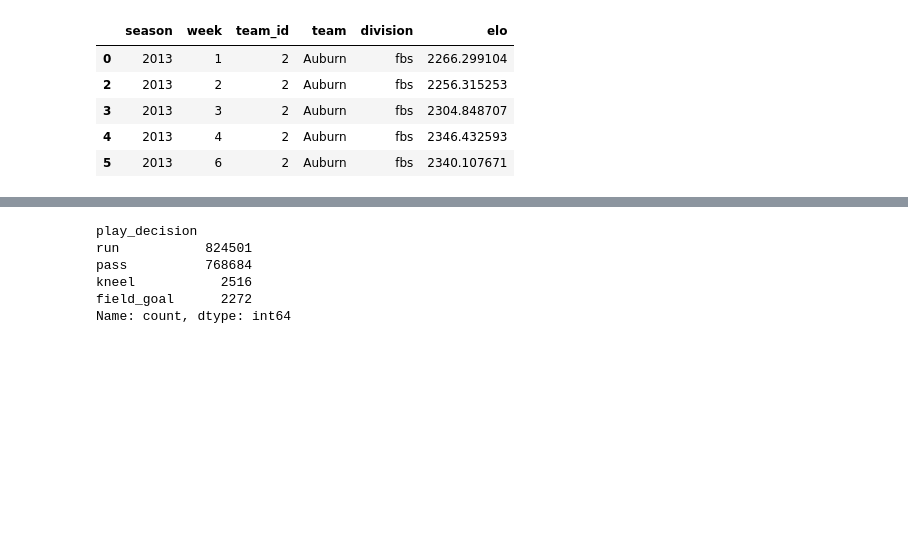
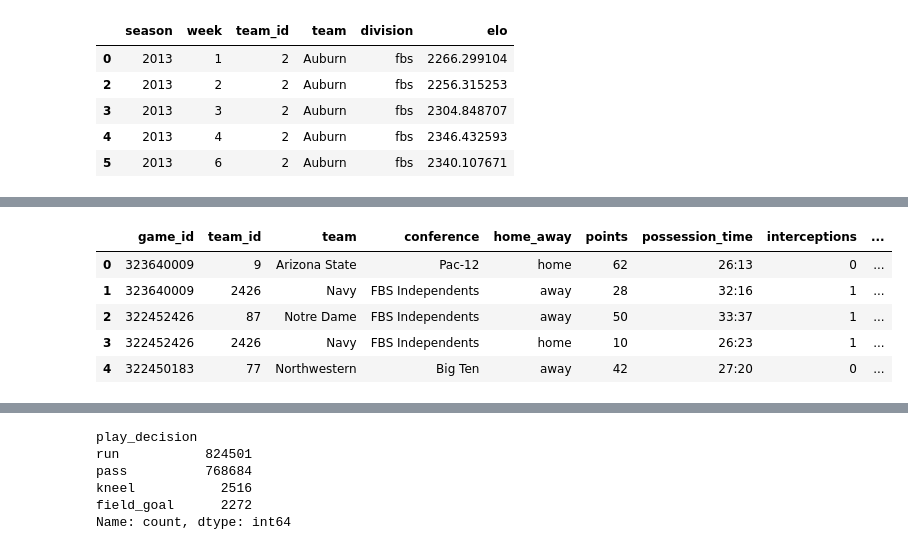
Before and after one commit to lneuendorf/cfb-win-probability, a Jupyter notebook: notebooks/first_3_downs_decision.ipynb, the cells around one changed output, grey strips where cells are left out. Saved outputs shown, nothing was run; the diff lists cells and outputs as text; code cells hidden in the pictures; blank space fills up the shorter version.

```diff
--- a/notebooks/first_3_downs_decision.ipynb
+++ b/notebooks/first_3_downs_decision.ipynb
@@ -182,3 +183,82 @@ elo.head()
 | 3 | 2013 | 3 | 2 | Auburn | fbs | 2304.848707 |
 | 4 | 2013 | 4 | 2 | Auburn | fbs | 2346.432593 |
 | 5 | 2013 | 6 | 2 | Auburn | fbs | 2340.107671 |
+# %%
+game_team_stats_dir = join(DATA_DIR, 'game_team_stats')
+if not os.path.exists(game_team_stats_dir):
+    os.makedirs(game_team_stats_dir)
+
+def flatten_team_data(row):
+    game_id = row['id']
+    teams_data = row['teams']
+
+    # Parse the JSON string if it's not already parsed
+    if isinstance(teams_data, str):
+        teams_data = json.loads(teams_data)
+
+    rows = []
+    for team in teams_data:
+        # Create base dictionary with non-stats fields
+        team_row = {
+            'game_id': game_id,
+            'teamId': team['teamId'],
+            'team': team['team'],
+            'conference': team['conference'],
+            'homeAway': team['homeAway'],
+            'points': team['points']
+        }
+
+        # Add stats fields
+        for stat in team['stats']:
+            # Convert stat names to valid column names if needed
+            col_name = stat['category']
+            team_row[col_name] = stat['stat']
+
+        rows.append(team_row)
+
+    return rows
+
+all_dfs = []
+for year in range(2012, 2025): # Include year prior to 2013 for rolling stats
+    file_path = join(DATA_DIR, 'game_team_stats', f'{year}.parquet')
+    if os.path.exists(file_path):
+        print(f'Reading {file_path} from cached data')
+        tmp = pd.read_parquet(file_path)
+        all_dfs.append(tmp)
+    else:
+        weeks = games.query('season == @year').week.unique().tolist()
+        if not weeks:
+            weeks = range(1, 16)
+
+        season_dfs = []
+        for week in weeks:
+            print(f'Fetching {year} team stats data for week {week} from CFBD API')
+            with cfbd.ApiClient(configuration) as api_client:
+                api_instance = cfbd.GamesApi(api_client)
+                data = api_instance.get_game_team_stats(year=year, week=week)
+            tmp = pd.DataFrame([val.to_dict() for val in data])
+            if tmp.empty:
+                games_count = games.query('season == @year and week == @week and home_division == "fbs"').shape[0] + \
+                    games.query('season == @year and week == @week and away_division == "fbs"').shape[0]
+                print(f'No team stats data for {year} week {week}, number of FBS teams: {games_count}')
+                continue
+
+            flattened_data = []
+            for _, row in tmp.iterrows():
+                flattened_data.extend(flatten_team_data(row))
+            result_df = pd.DataFrame(flattened_data)
+
+            base_columns = ['game_id', 'teamId', 'team', 'conference', 'homeAway', 'points']
+            stat_columns = [col for col in result_df.columns if col not in base_columns]
+            result_df = result_df[base_columns + stat_columns]
+            result_df.columns = convert_to_snake_case(result_df.columns)
+            season_dfs.append(result_df)
+
+        season_df = pd.concat(season_dfs, ignore_index=True).reset_index(drop=True)
+
+        all_dfs.append(season_df)
+        season_df.to_parquet(file_path)
+
+team_stats = pd.concat(all_dfs, ignore_index=True).reset_index(drop=True)
+team_stats.head()
+# %% [output]
@@ -184,0 +278,6 @@ elo.head()
+|  | game_id | team_id | team | conference | home_away | points | possession_time | interceptions | ... |
+| 0 | 323640009 | 9 | Arizona State | Pac-12 | home | 62 | 26:13 | 0 | ... |
+| 1 | 323640009 | 2426 | Navy | FBS Independents | away | 28 | 32:16 | 1 | ... |
+| 2 | 322452426 | 87 | Notre Dame | FBS Independents | away | 50 | 33:37 | 1 | ... |
+| 3 | 322452426 | 2426 | Navy | FBS Independents | home | 10 | 26:23 | 1 | ... |
+| 4 | 322450183 | 77 | Northwestern | Big Ten | away | 42 | 27:20 | 0 | ... |
```
Also changed, not shown: parts of 14 cells of this notebook, 1 other file.
